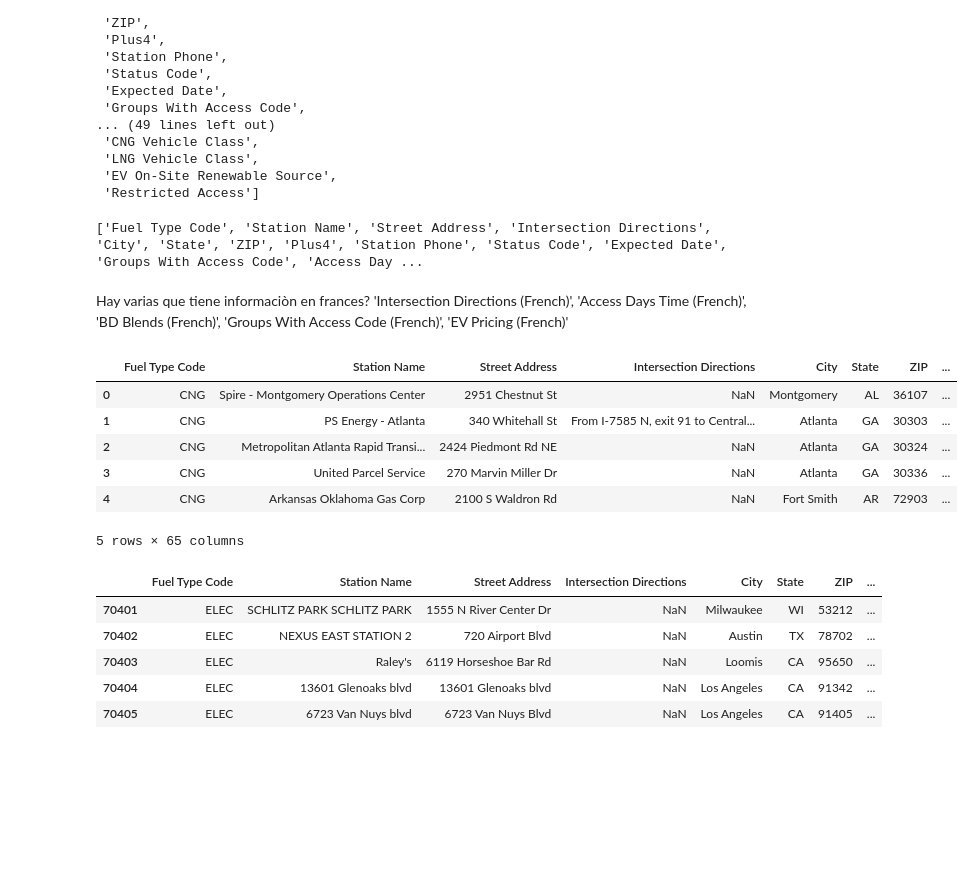
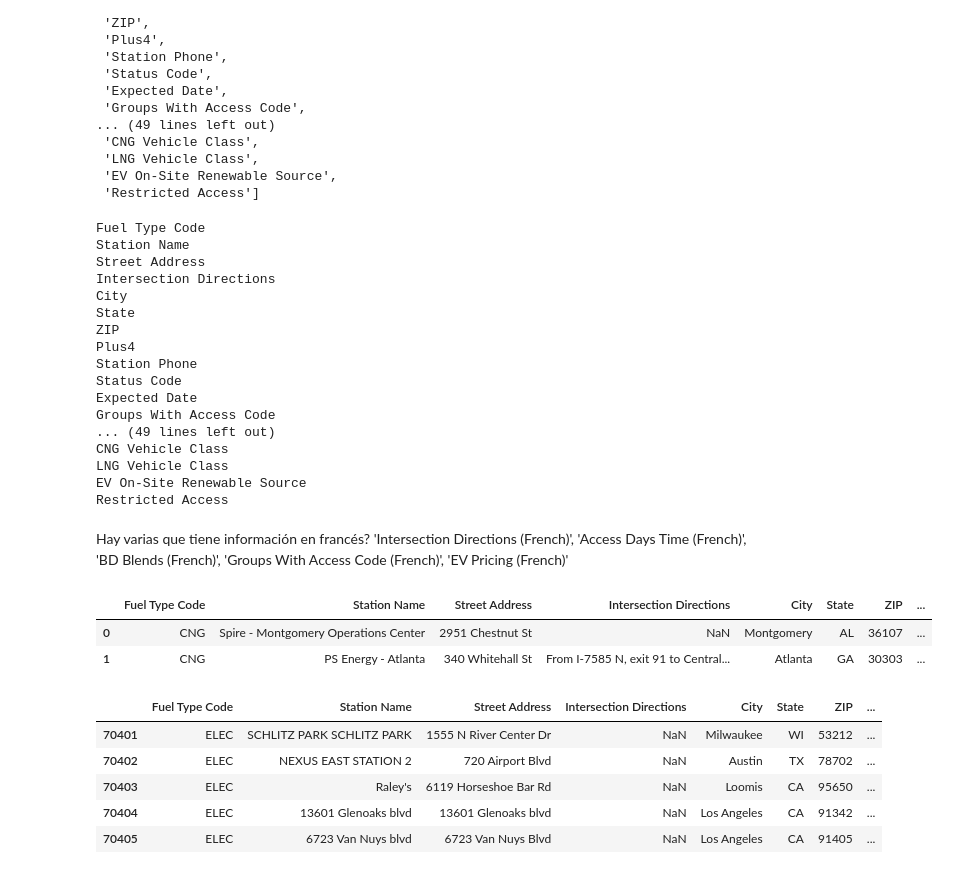
Before and after one commit to AgustinNiederle/ProyectoFinalHenry_AirTaxis, a Jupyter notebook: exploracion1.ipynb, the cells around one changed output. Drawn from its saved outputs; the diff is of its cells as text; code cells hidden in the pictures; blank space fills up the shorter version.

```diff
--- a/exploracion1.ipynb
+++ b/exploracion1.ipynb
@@ -244,23 +251,37 @@ list(dataset2.columns)
 # %%
 # para ajustar la configuración para mostrar todas las columnas
 pd.set_option('display.max_columns', None)
+pd.set_option('display.max_rows', None)
-# %%
-print(list(dataset2.columns))
-# %% [output]
-['Fuel Type Code', 'Station Name', 'Street Address', 'Intersection Directions', 'City', 'State', 'ZIP', 'Plus4', 'Station Phone', 'Status Code', 'Expected Date', 'Groups With Access Code', 'Access Day ...
+# %%
+for col in dataset2.columns:
+    print(col)
+# %% [output]
+Fuel Type Code
+Station Name
+Street Address
+Intersection Directions
+City
+State
+ZIP
+Plus4
+Station Phone
+Status Code
+Expected Date
+Groups With Access Code
+... (49 lines left out)
+CNG Vehicle Class
+LNG Vehicle Class
+EV On-Site Renewable Source
+Restricted Access
 # %% [markdown]
-Hay varias que tiene informaciòn en frances?
+Hay varias que tiene información en francés?
 'Intersection Directions (French)', 'Access Days Time (French)', 'BD Blends (French)', 'Groups With Access Code (French)', 'EV Pricing (French)'
 # %%
-dataset2.head()
+dataset2.head(2)
 # %% [output]
 |  | Fuel Type Code | Station Name | Street Address | Intersection Directions | City | State | ZIP | ... |
 | 0 | CNG | Spire - Montgomery Operations Center | 2951 Chestnut St | NaN | Montgomery | AL | 36107 | ... |
 | 1 | CNG | PS Energy - Atlanta | 340 Whitehall St | From I-7585 N, exit 91 to Central... | Atlanta | GA | 30303 | ... |
-| 2 | CNG | Metropolitan Atlanta Rapid Transi... | 2424 Piedmont Rd NE | NaN | Atlanta | GA | 30324 | ... |
-| 3 | CNG | United Parcel Service | 270 Marvin Miller Dr | NaN | Atlanta | GA | 30336 | ... |
-| 4 | CNG | Arkansas Oklahoma Gas Corp | 2100 S Waldron Rd | NaN | Fort Smith | AR | 72903 | ... |
-5 rows × 65 columns
 # %%
 dataset2.tail()
 # %% [output]
```
Also changed, not shown: parts of 23 cells of this notebook.
